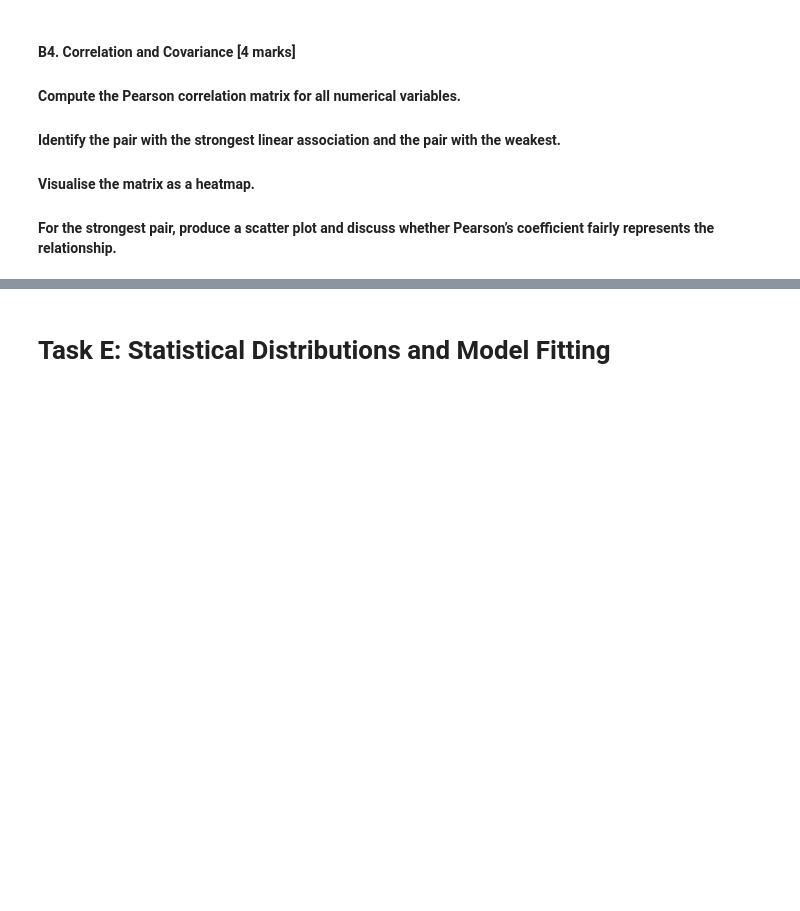
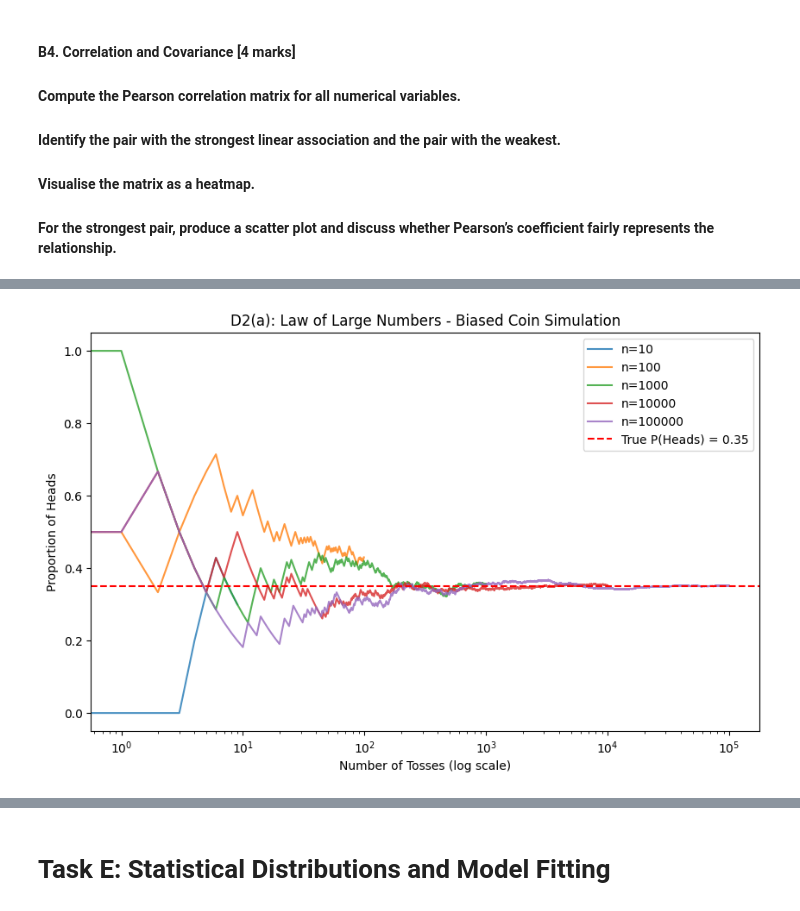
Before and after one commit to SamUM13/UM_WQD7013StatisticsforDS_Assignment1, a Jupyter notebook: 7013_Ass1.ipynb, the cells around one changed output, grey strips where cells are left out. Drawn from its saved outputs; the diff is of its cells as text; code cells hidden in the pictures; blank space fills up the shorter version.

Commit message:
Added Task D codes

```diff
--- a/7013_Ass1.ipynb
+++ b/7013_Ass1.ipynb
@@ -7,7 +7,8 @@ import pandas as pd
 import numpy as np
 
 # Load csv
-df = pd.read_csv("FIFA WC 2022 Players Stats.csv")
+url = "https://raw.githubusercontent.com/SamUM13/UM_WQD7013StatisticsforDS_Assignment1/refs/heads/main/FIFA%20WC%202022%20Players%20Stats.csv"
+df = pd.read_csv(url)
 df.head()
 # %% [output]
 |  | Nationality | FIFA Ranking | National Team Kit Sponsor | Position | National Team Jersey Number | Player DOB | Club | ... |
@@ -679,0 +680,84 @@ plt.show()
+# %%
+import numpy as np
+import matplotlib.pyplot as plt
+
+# D2(a) - Biased Coin Simulation (P(heads) = 0.35)
+print("D2a: Biased Coin Simulation")
+
+np.random.seed(42)
+n_trials = [10, 100, 1000, 10000, 100000]
+p_heads_true = 0.35
+
+plt.figure(figsize=(10, 6))
+
+for n in n_trials:
+    # Simulate n tosses (let 1 = Heads, 0 = Tails)
+    tosses = np.random.choice([1, 0], size=n, p=[p_heads_true, 1 - p_heads_true])
+
+    # Calculate the running proportion of heads
+    running_proportion = np.cumsum(tosses) / np.arange(1, n + 1)
+
+    # Plot the running proportion
+    plt.plot(running_proportion, label=f'n={n}', alpha=0.8)
+
+plt.axhline(p_heads_true, color='red', linestyle='--', label='True P(Heads) = 0.35')
+plt.xscale('log') # Log scale makes it easier to see all n values
+plt.xlabel('Number of Tosses (log scale)')
+plt.ylabel('Proportion of Heads')
+plt.title('D2(a): Law of Large Numbers - Biased Coin Simulation')
+plt.legend()
+plt.show()
+
+
+# D2(b) - Bootstrap Simulation for P(B=1 | A=Forward)
+print("\nD2(b): Bootstrap Simulation")
+
+# We want to find P(Scored | Forward). First, filter the dataset to only Forwards.
+df_forwards = df_taskD[df_taskD['A_Forward'] == 'Forward']
+num_forwards = len(df_forwards)
+
+iterations = 50000
+bootstrap_estimates = []
+
+# Loop 50,000 times
+for i in range(iterations):
+    # Sample rows with replacement
+    sample = df_forwards.sample(n=num_forwards, replace=True)
+
+    # Calculate the proportion of forwards who scored in this specific sample
+    prop_scored = sample['B_Scored'].mean()
+    bootstrap_estimates.append(prop_scored)
+
+# The Monte Carlo estimate is the average of all our bootstrap estimates
+mc_estimate_D2b = np.mean(bootstrap_estimates)
+print(f"Monte Carlo Estimate of P(B=1 | A=Forward): {mc_estimate_D2b:.4f}")
+print(f"Analytical Value from D1: 0.3200") # We found this in D1
+
+
+# D2(c) - Birth-Month Paradox Simulation
+print("\nD2(c): Birth-Month Paradox Simulation")
+
+k_values = [2, 5, 8, 12, 20]
+simulations = 10000 # Good number of iterations for stable results
+months_in_year = 12
+
+for k in k_values:
+    matches = 0
+    for _ in range(simulations):
+        # Pick k random months (1 to 12)
+        group_months = np.random.choice(np.arange(1, 13), size=k, replace=True)
+
+        # If the number of unique months is less than k, a match occurred
+        if len(set(group_months)) < k:
+            matches += 1
+
+    prob_match = matches / simulations
+    print(f"Simulated Probability of match for k={k}: {prob_match:.4f}")
+
+# Analytical Calculation for k=5
+# P(at least one match) = 1 - P(no matches)
+# P(no matches) = (12/12) * (11/12) * (10/12) * (9/12) * (8/12)
+prob_no_match_k5 = (12/12) * (11/12) * (10/12) * (9/12) * (8/12)
+analytical_k5 = 1 - prob_no_match_k5
+print(f"\nAnalytical Probability for k=5: {analytical_k5:.4f}")
+# %% [output]
@@ -679,0 +765 @@ plt.show()
+[figure, added]
```
Also changed, not shown: parts of 20 cells of this notebook.
